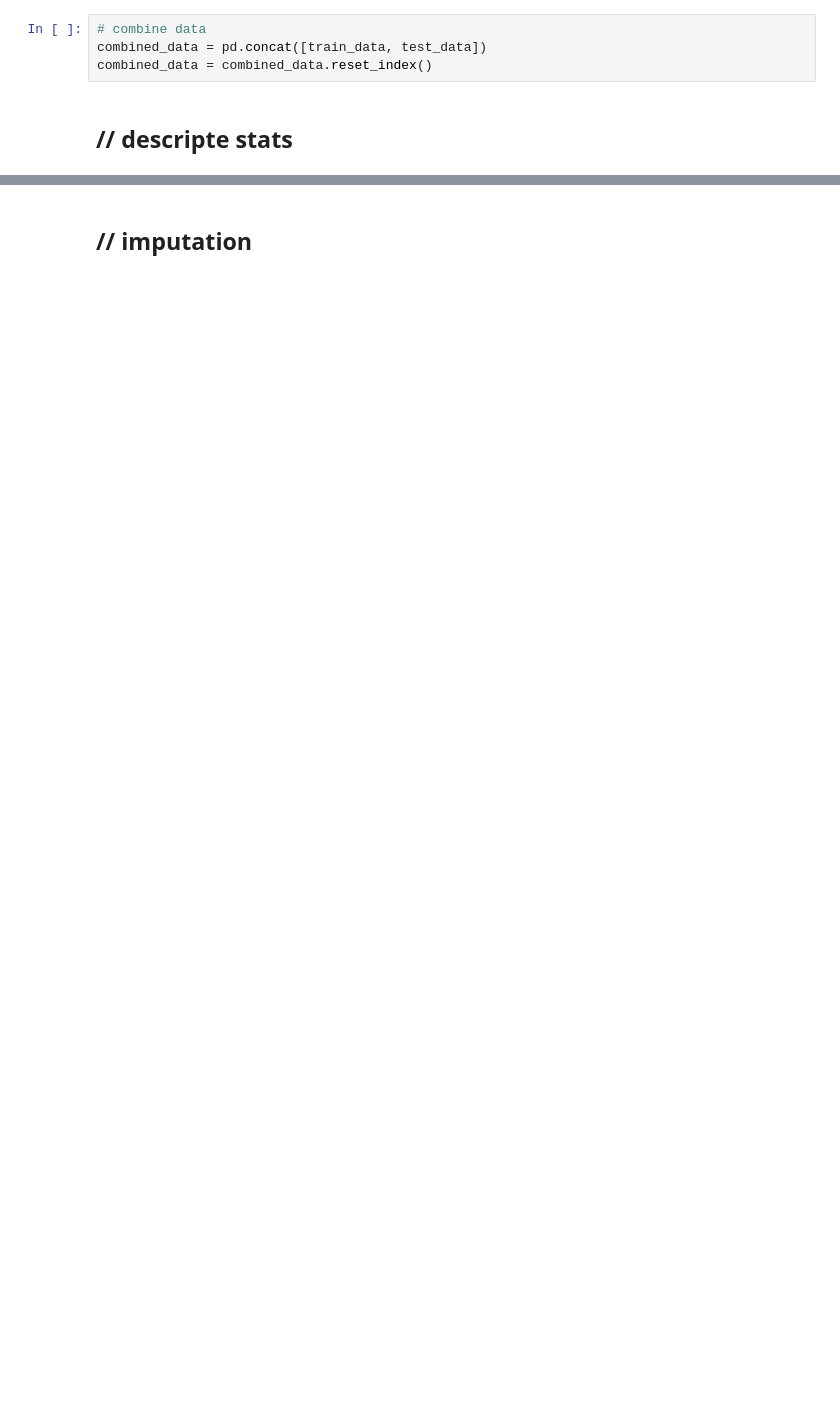
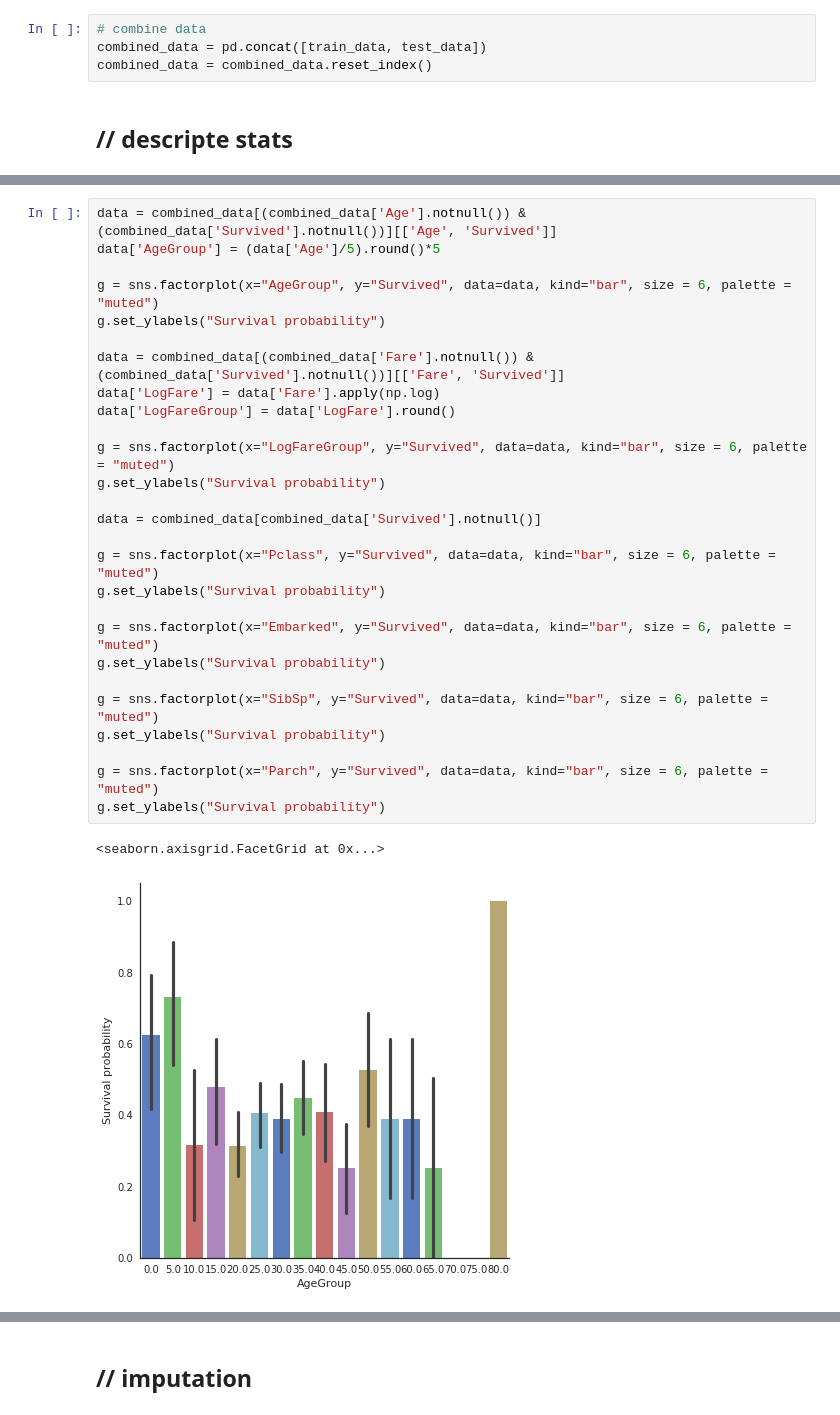
Before and after one commit to aurany/kaggle-titanic, a Jupyter notebook: kaggle-titanic.ipynb, the cells around one changed output, grey strips where cells are left out. Cells and saved outputs as stored; diff of their text form; blank space fills up the shorter version.

```diff
--- a/kaggle-titanic.ipynb
+++ b/kaggle-titanic.ipynb
@@ -102,0 +108,30 @@ plt.show()
+# %%
+data = combined_data[(combined_data['Age'].notnull()) & (combined_data['Survived'].notnull())][['Age', 'Survived']]
+data['AgeGroup'] = (data['Age']/5).round()*5
+
+g = sns.factorplot(x="AgeGroup", y="Survived", data=data, kind="bar", size = 6, palette = "muted")
+g.set_ylabels("Survival probability")
+
+data = combined_data[(combined_data['Fare'].notnull()) & (combined_data['Survived'].notnull())][['Fare', 'Survived']]
+data['LogFare'] = data['Fare'].apply(np.log)
+data['LogFareGroup'] = data['LogFare'].round()
+
+g = sns.factorplot(x="LogFareGroup", y="Survived", data=data, kind="bar", size = 6, palette = "muted")
+g.set_ylabels("Survival probability")
+
+data = combined_data[combined_data['Survived'].notnull()]
+
+g = sns.factorplot(x="Pclass", y="Survived", data=data, kind="bar", size = 6, palette = "muted")
+g.set_ylabels("Survival probability")
+
+g = sns.factorplot(x="Embarked", y="Survived", data=data, kind="bar", size = 6, palette = "muted")
+g.set_ylabels("Survival probability")
+
+g = sns.factorplot(x="SibSp", y="Survived", data=data, kind="bar", size = 6, palette = "muted")
+g.set_ylabels("Survival probability")
+
+g = sns.factorplot(x="Parch", y="Survived", data=data, kind="bar", size = 6, palette = "muted")
+g.set_ylabels("Survival probability")
+# %% [output]
+<seaborn.axisgrid.FacetGrid at 0x...>
+[figure, added]
```
Also changed, not shown: parts of 10 cells of this notebook, 1 other file.
